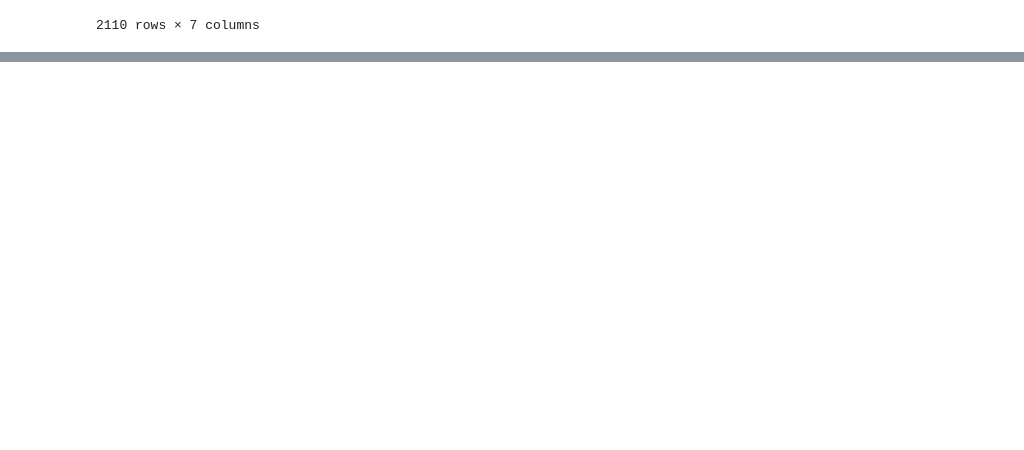
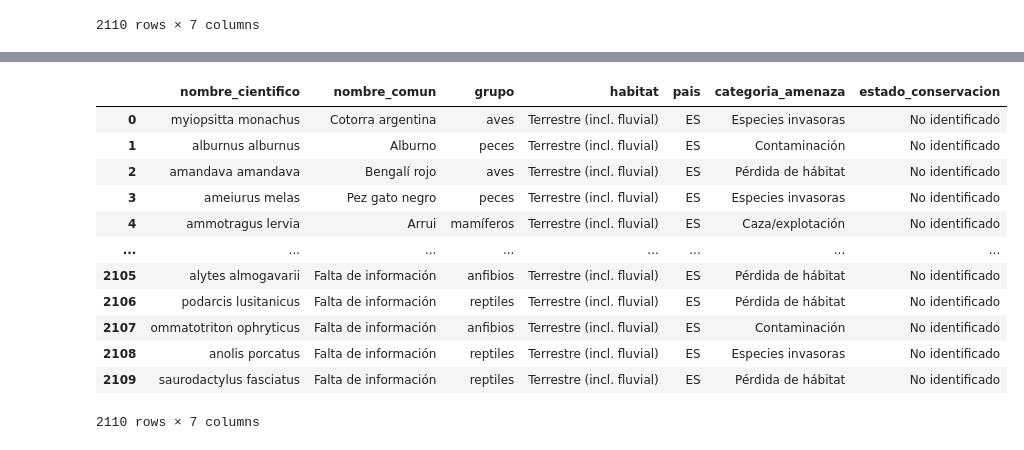
Before and after one commit to NereaGomez9/Animales-en-peligro-de-exticion, a Jupyter notebook: proyecto_animales.ipynb, the cells around one changed output, grey strips where cells are left out. Cells and saved outputs as stored; diff of their text form; code cells hidden in the pictures; blank space fills up the shorter version.

```diff
--- a/proyecto_animales.ipynb
+++ b/proyecto_animales.ipynb
@@ -736,0 +867,6 @@ df_combinado
+# %%
+# 1️⃣ Reemplazar "No identificado" por "no evaluado"
+df_combinado["categoria_amenaza"] = df_combinado["categoria_amenaza"].replace("No identificado", "no evaluado")
+
+# 2️⃣ Poner la primera letra en mayúscula
+df_combinado["categoria_amenaza"] = df_combinado["categoria_amenaza"].str.capitalize()
@@ -736,0 +884,16 @@ df_combinado
+# %%
+df_combinado
+# %% [output]
+|  | nombre_cientifico | nombre_comun | grupo | habitat | pais | categoria_amenaza | estado_conservacion |
+| 0 | myiopsitta monachus | Cotorra argentina | aves | Terrestre (incl. fluvial) | ES | Especies invasoras | No identificado |
+| 1 | alburnus alburnus | Alburno | peces | Terrestre (incl. fluvial) | ES | Contaminación | No identificado |
+| 2 | amandava amandava | Bengalí rojo | aves | Terrestre (incl. fluvial) | ES | Pérdida de hábitat | No identificado |
+| 3 | ameiurus melas | Pez gato negro | peces | Terrestre (incl. fluvial) | ES | Especies invasoras | No identificado |
+| 4 | ammotragus lervia | Arrui | mamíferos | Terrestre (incl. fluvial) | ES | Caza/explotación | No identificado |
+| ... | ... | ... | ... | ... | ... | ... | ... |
+| 2105 | alytes almogavarii | Falta de información | anfibios | Terrestre (incl. fluvial) | ES | Pérdida de hábitat | No identificado |
+| 2106 | podarcis lusitanicus | Falta de información | reptiles | Terrestre (incl. fluvial) | ES | Pérdida de hábitat | No identificado |
+| 2107 | ommatotriton ophryticus | Falta de información | anfibios | Terrestre (incl. fluvial) | ES | Contaminación | No identificado |
+| 2108 | anolis porcatus | Falta de información | reptiles | Terrestre (incl. fluvial) | ES | Especies invasoras | No identificado |
+| 2109 | saurodactylus fasciatus | Falta de información | reptiles | Terrestre (incl. fluvial) | ES | Pérdida de hábitat | No identificado |
+2110 rows × 7 columns
```
Also changed, not shown: parts of 11 cells of this notebook.
